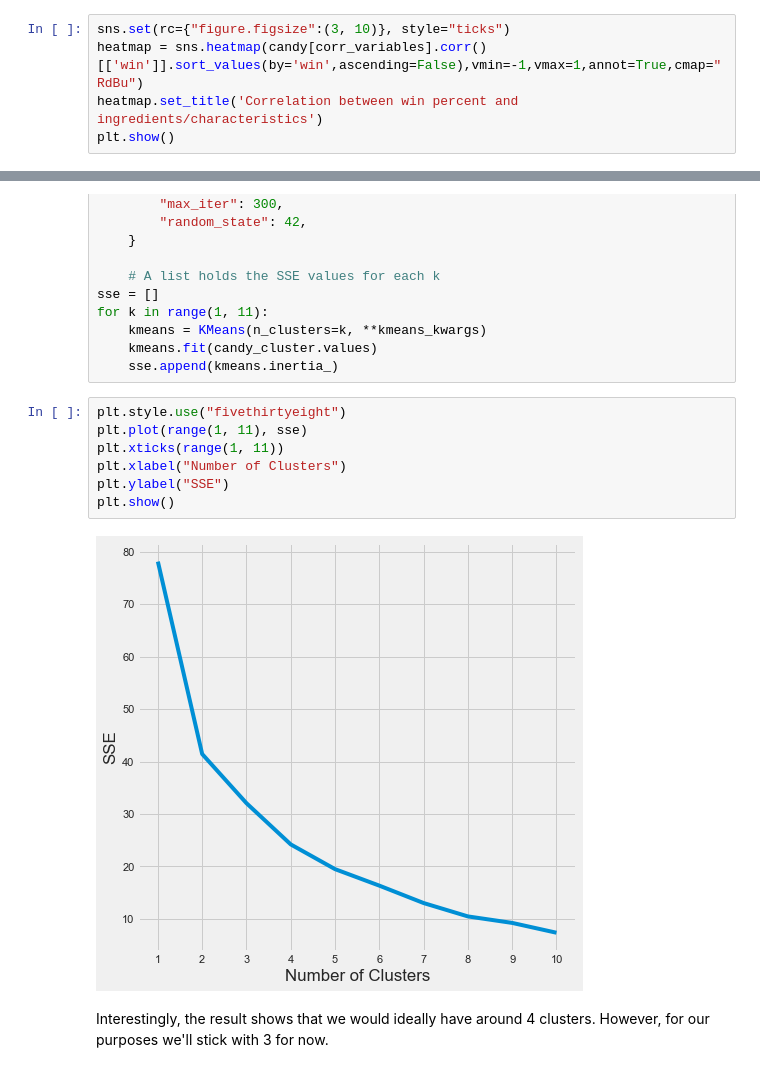
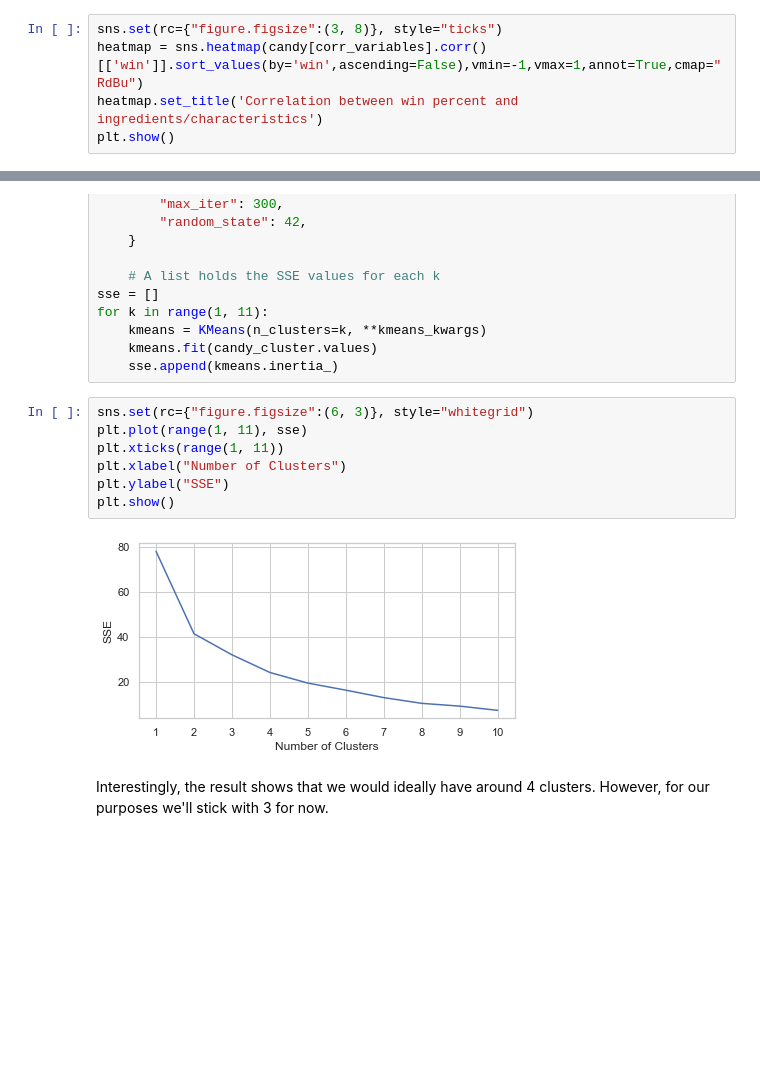
Before and after one commit to IrinaCo/Maven-Halloween-Challenge, a Jupyter notebook: Maven Halloween Candy Challenge_final.ipynb, the cells around one changed output, grey strips where cells are left out. Drawn from its saved outputs; the diff is of its cells as text; blank space fills up the shorter version.

```diff
--- a/Maven Halloween Candy Challenge_final.ipynb
+++ b/Maven Halloween Candy Challenge_final.ipynb
@@ -260,7 +259,7 @@ corr_variables = ['chocolate', 'fruity', 'caramel', 'peanutyalmondy', 'nougat',
        'crispedricewafer', 'hard', 'bar', 'pluribus', 'sugarpercent',
        'pricepercent', 'win']
 # %%
-sns.set(rc={"figure.figsize":(3, 10)}, style="ticks")
+sns.set(rc={"figure.figsize":(3, 8)}, style="ticks")
 heatmap = sns.heatmap(candy[corr_variables].corr()[['win']].sort_values(by='win',ascending=False),vmin=-1,vmax=1,annot=True,cmap="RdBu")
 heatmap.set_title('Correlation between win percent and ingredients/characteristics')
 plt.show()
@@ -344,14 +343,14 @@ for k in range(1, 11):
     kmeans.fit(candy_cluster.values)
     sse.append(kmeans.inertia_)
 # %%
-plt.style.use("fivethirtyeight")
+sns.set(rc={"figure.figsize":(6, 3)}, style="whitegrid")
 plt.plot(range(1, 11), sse)
 plt.xticks(range(1, 11))
 plt.xlabel("Number of Clusters")
 plt.ylabel("SSE")
 plt.show()
 # %% [output]
-[figure, old version]
+[figure, new version]
 # %% [markdown]
 Interestingly, the result shows that we would ideally have around 4 clusters. However, for our purposes we'll stick with 3 for now.
 # %%
```
Also changed, not shown: parts of 5 cells of this notebook.
